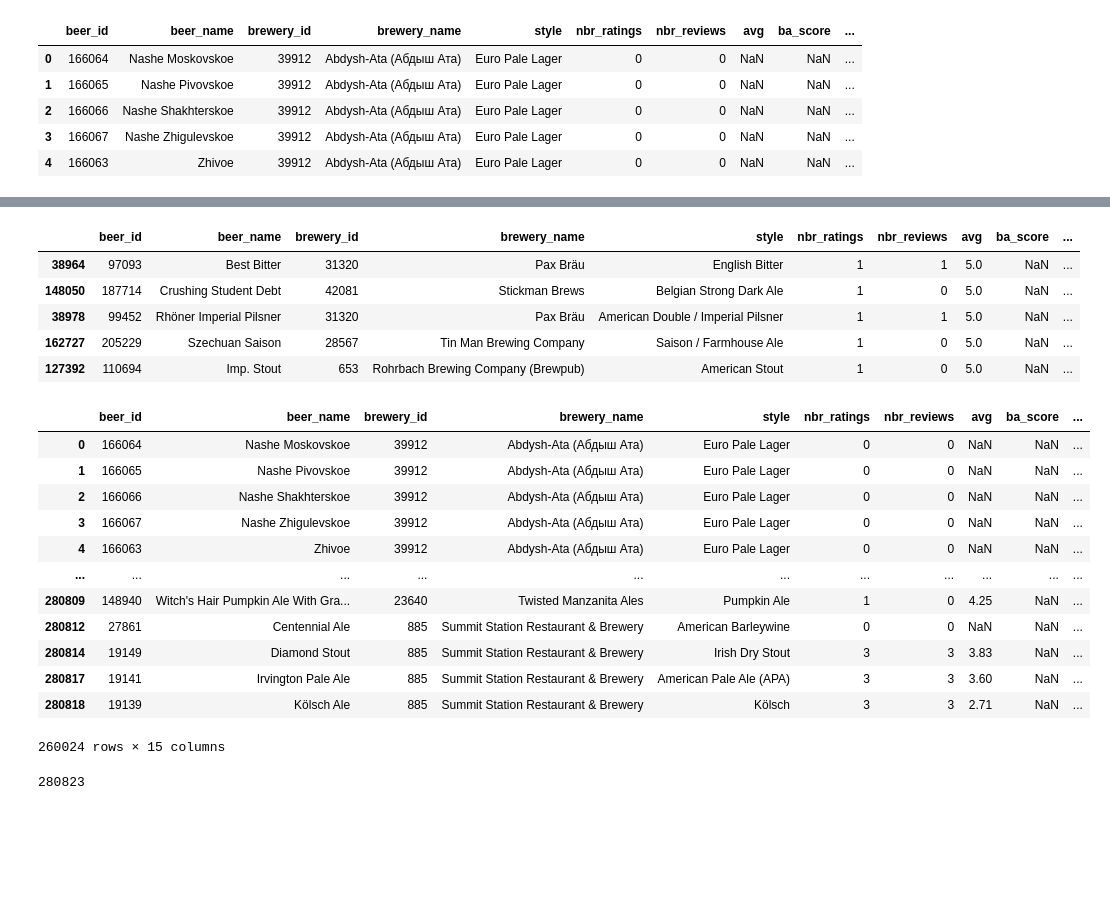
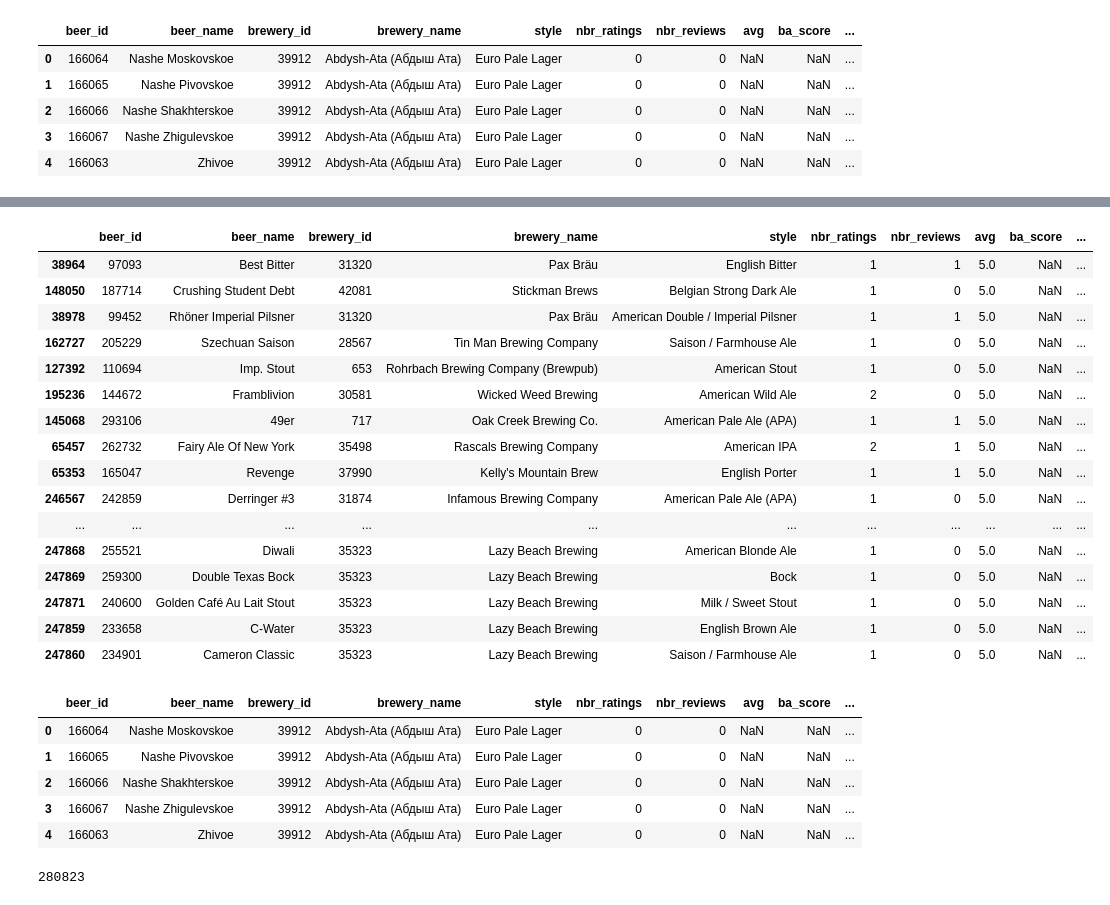
Before and after one commit to epfl-ada/ada-2024-project-bada55, a Jupyter notebook: notebook/BeerAdvocate_analysis.ipynb, the cells around one changed output, grey strips where cells are left out. Saved outputs shown, nothing was run; the diff lists cells and outputs as text; code cells hidden in the pictures; blank space fills up the shorter version.

```diff
--- a/notebook/BeerAdvocate_analysis.ipynb
+++ b/notebook/BeerAdvocate_analysis.ipynb
@@ -155,12 +155,23 @@ ba_beers.sample(10)
 # %%
-ba_beers.sort_values("avg",ascending=False).head()
+ba_beers.sort_values("avg",ascending=False).head(20)
 # %% [output]
 |  | beer_id | beer_name | brewery_id | brewery_name | style | nbr_ratings | nbr_reviews | avg | ba_score | ... |
 | 38964 | 97093 | Best Bitter | 31320 | Pax Bräu | English Bitter | 1 | 1 | 5.0 | NaN | ... |
 | 148050 | 187714 | Crushing Student Debt | 42081 | Stickman Brews | Belgian Strong Dark Ale | 1 | 0 | 5.0 | NaN | ... |
 | 38978 | 99452 | Rhöner Imperial Pilsner | 31320 | Pax Bräu | American Double / Imperial Pilsner | 1 | 1 | 5.0 | NaN | ... |
 | 162727 | 205229 | Szechuan Saison | 28567 | Tin Man Brewing Company | Saison / Farmhouse Ale | 1 | 0 | 5.0 | NaN | ... |
 | 127392 | 110694 | Imp. Stout | 653 | Rohrbach Brewing Company (Brewpub) | American Stout | 1 | 0 | 5.0 | NaN | ... |
+| 195236 | 144672 | Framblivion | 30581 | Wicked Weed Brewing | American Wild Ale | 2 | 0 | 5.0 | NaN | ... |
+| 145068 | 293106 | 49er | 717 | Oak Creek Brewing Co. | American Pale Ale (APA) | 1 | 1 | 5.0 | NaN | ... |
+| 65457 | 262732 | Fairy Ale Of New York | 35498 | Rascals Brewing Company | American IPA | 2 | 1 | 5.0 | NaN | ... |
+| 65353 | 165047 | Revenge | 37990 | Kelly's Mountain Brew | English Porter | 1 | 1 | 5.0 | NaN | ... |
+| 246567 | 242859 | Derringer #3 | 31874 | Infamous Brewing Company | American Pale Ale (APA) | 1 | 0 | 5.0 | NaN | ... |
+| ... | ... | ... | ... | ... | ... | ... | ... | ... | ... | ... |
+| 247868 | 255521 | Diwali | 35323 | Lazy Beach Brewing | American Blonde Ale | 1 | 0 | 5.0 | NaN | ... |
+| 247869 | 259300 | Double Texas Bock | 35323 | Lazy Beach Brewing | Bock | 1 | 0 | 5.0 | NaN | ... |
+| 247871 | 240600 | Golden Café Au Lait Stout | 35323 | Lazy Beach Brewing | Milk / Sweet Stout | 1 | 0 | 5.0 | NaN | ... |
+| 247859 | 233658 | C-Water | 35323 | Lazy Beach Brewing | English Brown Ale | 1 | 0 | 5.0 | NaN | ... |
+| 247860 | 234901 | Cameron Classic | 35323 | Lazy Beach Brewing | Saison / Farmhouse Ale | 1 | 0 | 5.0 | NaN | ... |
 # %%
 #ba_score:
 #Rating Scale: The ba_score is usually on a scale from 0 to 100, with higher scores indicating better-rated beers.
@@ -212,7 +223,7 @@ ba_beers.sort_values("avg",ascending=False).head()
 #such as its avg score or avg_computed. By focusing on "matched valid ratings," the dataset aims to ensure that each beer’s rating reflects genuine user feedback,
 #filtered to exclude potentially unreliable entries.
 # %%
-ba_beers.groupby('beer_name').head()
+ba_beers.head()
 # %% [output]
 |  | beer_id | beer_name | brewery_id | brewery_name | style | nbr_ratings | nbr_reviews | avg | ba_score | ... |
 | 0 | 166064 | Nashe Moskovskoe | 39912 | Abdysh-Ata (Абдыш Ата) | Euro Pale Lager | 0 | 0 | NaN | NaN | ... |
@@ -220,13 +231,6 @@ ba_beers.groupby('beer_name').head()
 | 2 | 166066 | Nashe Shakhterskoe | 39912 | Abdysh-Ata (Абдыш Ата) | Euro Pale Lager | 0 | 0 | NaN | NaN | ... |
 | 3 | 166067 | Nashe Zhigulevskoe | 39912 | Abdysh-Ata (Абдыш Ата) | Euro Pale Lager | 0 | 0 | NaN | NaN | ... |
 | 4 | 166063 | Zhivoe | 39912 | Abdysh-Ata (Абдыш Ата) | Euro Pale Lager | 0 | 0 | NaN | NaN | ... |
-| ... | ... | ... | ... | ... | ... | ... | ... | ... | ... | ... |
-| 280809 | 148940 | Witch's Hair Pumpkin Ale With Gra... | 23640 | Twisted Manzanita Ales | Pumpkin Ale | 1 | 0 | 4.25 | NaN | ... |
-| 280812 | 27861 | Centennial Ale | 885 | Summit Station Restaurant & Brewery | American Barleywine | 0 | 0 | NaN | NaN | ... |
-| 280814 | 19149 | Diamond Stout | 885 | Summit Station Restaurant & Brewery | Irish Dry Stout | 3 | 3 | 3.83 | NaN | ... |
-| 280817 | 19141 | Irvington Pale Ale | 885 | Summit Station Restaurant & Brewery | American Pale Ale (APA) | 3 | 3 | 3.60 | NaN | ... |
-| 280818 | 19139 | Kölsch Ale | 885 | Summit Station Restaurant & Brewery | Kölsch | 3 | 3 | 2.71 | NaN | ... |
-260024 rows × 15 columns
 # %%
 len(ba_beers)
 # %% [output]
```
Also changed, not shown: parts of 3 cells of this notebook, 4 other files.
